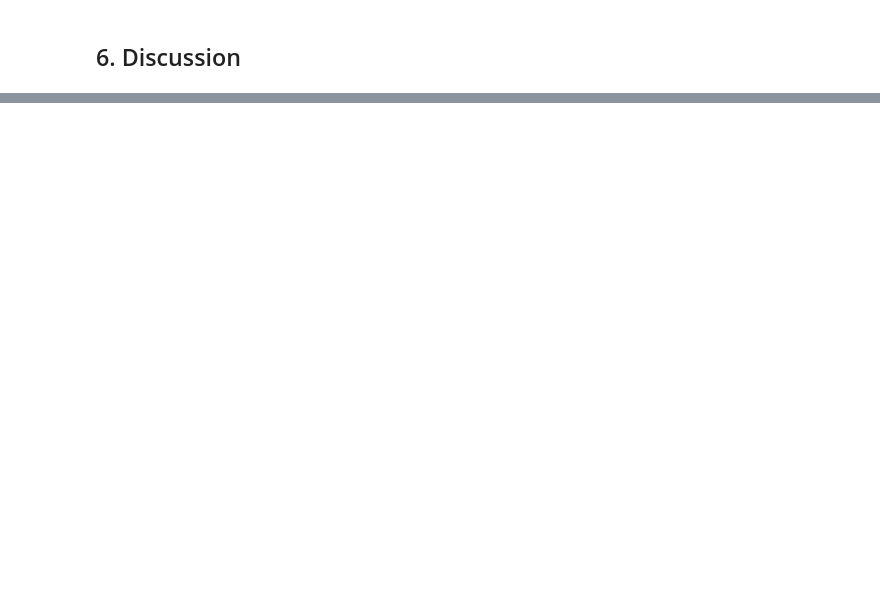
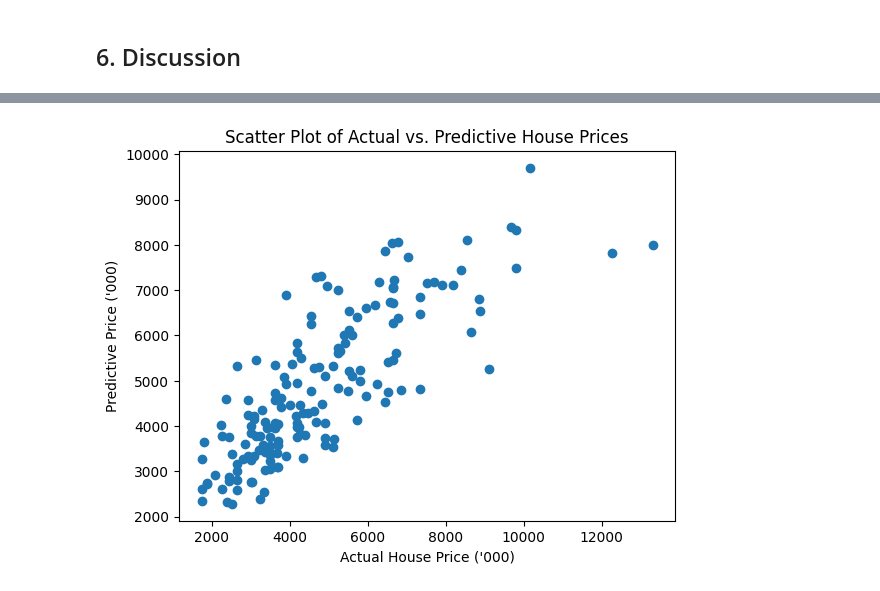
Before and after one commit to Taweilo/usa-house-price-prediction, a Jupyter notebook: Code_House_Price_Prediction.ipynb, the cells around one changed output, grey strips where cells are left out. Cells and saved outputs as stored; diff of their text form; code cells hidden in the pictures; blank space fills up the shorter version.

```diff
--- a/Code_House_Price_Prediction.ipynb
+++ b/Code_House_Price_Prediction.ipynb
@@ -972,0 +931,9 @@ display(df_lr.head())
+# %%
+# Assuming you have created your DataFrame 'df' as mentioned
+plt.scatter(df['y_test'], df['y_pred'])
+plt.xlabel("Actual House Price ('000)")
+plt.ylabel("Predictive Price ('000)")
+plt.title("Scatter Plot of Actual vs. Predictive House Prices")
+plt.show()
+# %% [output]
+[figure, added]
```
Also changed, not shown: parts of 46 cells of this notebook.
